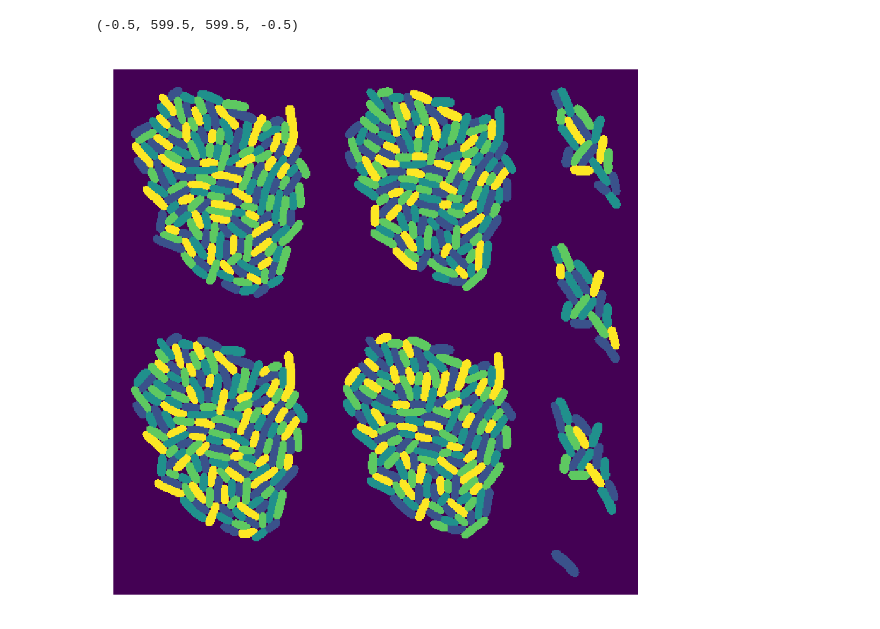
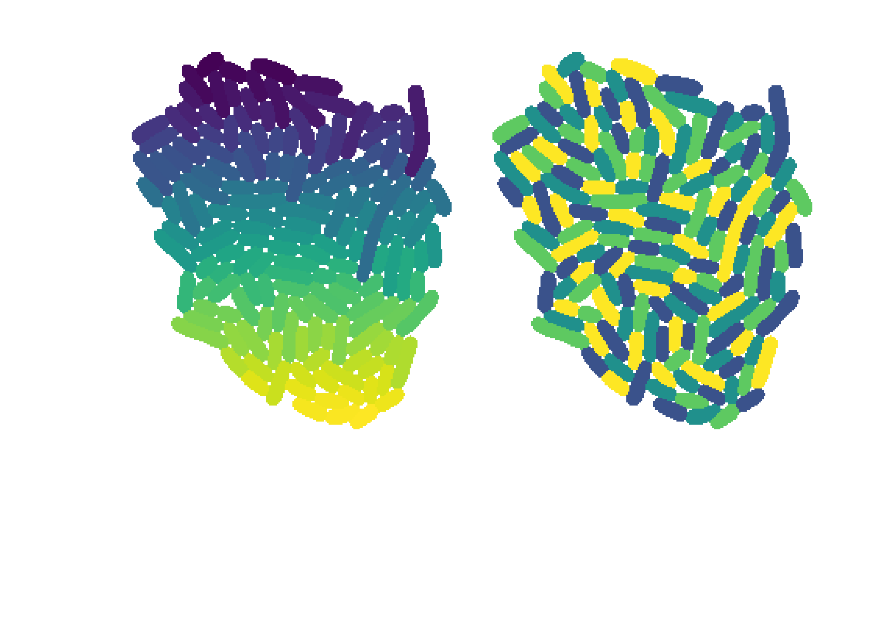
Before and after one commit to kevinjohncutler/ncolor, a Jupyter notebook: example.ipynb, the cells around one changed output. Drawn from its saved outputs; the diff is of its cells as text; code cells hidden in the pictures; blank space fills up the shorter version.

Commit message:
Make logo.

```diff
--- a/example.ipynb
+++ b/example.ipynb
@@ -7,13 +7,76 @@ import matplotlib as mpl
 mpl.rcParams['figure.dpi'] = 300
 # %%
 import skimage.io
-mask = skimage.io.imread('/Volumes/DataDrive/final_train/5I_crop_ensemble_0_masks.tif')
+masks =  skimage.io.imread('/Volumes/DataDrive/5I_crop/xy5/masks/2016-06-16_zstack007t141xy5c1_cp_masks.png')
 # %%
-# ncolor.__dict__
+def rescale(T):
+    """Rescale array between 0 and 1"""
+    T = np.interp(T, (T[:].min(), T[:].max()), (0, 1))
+    return T
+
+from skimage import measure
+from scipy.ndimage import find_objects, binary_dilation
+
+def crop_bbx(mask, pad=10, iterations=3, im_pad=0, area_cutoff=0, max_dim=np.inf):
+    """Take a label matrix and return a list of bounding boxes identifying clusters of labels.
+
+    Parameters
+    --------------
+
+    mask: matrix of integer labels
+    pad: amount of space in pixels to add around the label (does not extend beyond image edges)
+    iterations: number of dilation iterations to merge labels separated by this number of pixel or less
+    im_pad: amount of space to subtract off the label matrix edges
+    area_cutoff: label clusters below this area in square pixels will be ignored
+    max_dim: if a cluster is above this cutoff, quit and return the original image bounding box
+
+
+    Returns
+    ---------------
+
+    bbx: list of bounding boxes
+
+    """
+    bw = binary_dilation(mask>0,iterations=iterations)
+    clusters = measure.label(bw)
+    regions = measure.regionprops(clusters)
+    sz = mask.shape
+    ylim = [im_pad,sz[0]-im_pad]
+    xlim = [im_pad,sz[1]-im_pad]
+
+    bboxes = []
+    for props in regions:
+        if props.area>area_cutoff:
+            bbx = props.bbox
+            y1 = max(bbx[0]-pad,ylim[0])
+            x1 = max(bbx[1]-pad,xlim[0])
+            y2 = min(bbx[2]+pad,ylim[1])
+            x2 = min(bbx[3]+pad,xlim[1])
+            w = x2-x1
+            h = y2-y1
+
+            if w>0 and h>0:
+                if w<max_dim and h<max_dim:
+                    bboxes.append([y1,y2,x1,x2])
+                    # m = maski[y1:y2,x1:x2].copy()
+            else:
+                return [[0,ylim,0,xlim]]
+    return bboxes
+
 import ncolor.ncolor as ncolor
-nc = ncolor.label(mask)
-plt.imshow(nc,interpolation='None')
+bbx = crop_bbx(masks)
+y1,y2,x1,x2 = bbx[0]
+m = masks[y1:y2,x1:x2]
+nc = ncolor.label(m)
+
+combined = np.hstack((rescale(m),rescale(nc)))
+
+cmap = mpl.cm.get_cmap('viridis')
+pic = cmap(rescale(combined))
+pic[:,:,-1] = combined>0
+plt.imshow(pic)
 plt.axis('off')
+plt.show()
+# skimage.io.imsave('/Volumes/DataDrive/ncolor/logo.png',((pic)*255).astype(np.uint8))
 # %% [output]
-(-0.5, 599.5, 599.5, -0.5)
-[figure, old version]
+[figure, new version]
```
Also changed, not shown: parts of 3 cells of this notebook, 1 other file.
